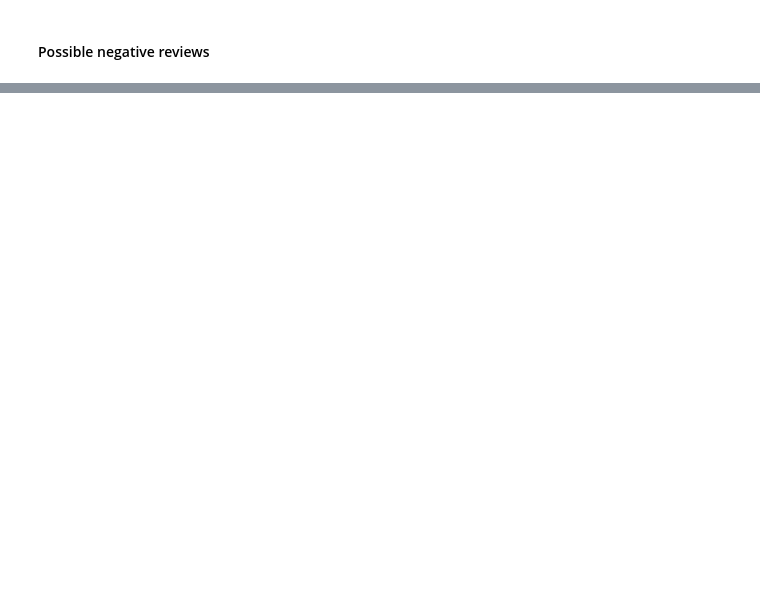
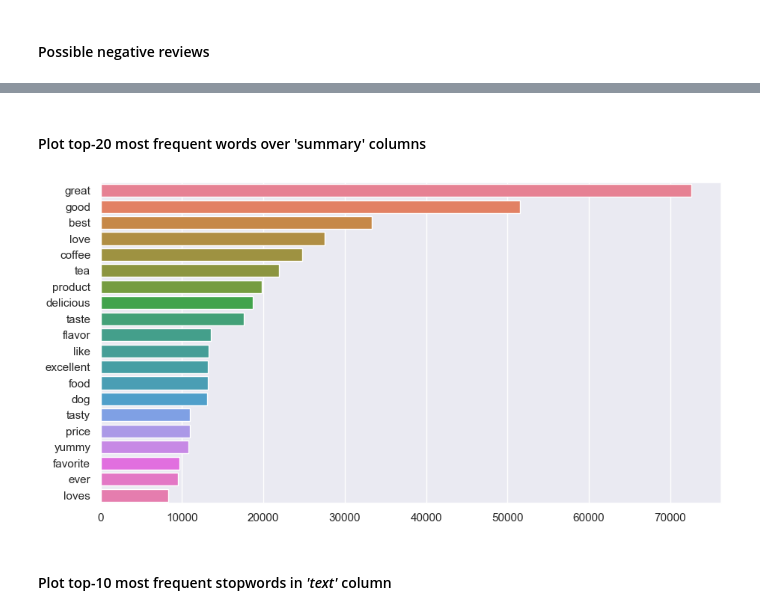
Before and after one commit to mverbytska/amazon-reviews-sentiment-analysis, a Jupyter notebook: myenv/amazon_sentiment_analysis.ipynb, the cells around one changed output, grey strips where cells are left out. Drawn from its saved outputs; the diff is of its cells as text; code cells hidden in the pictures; blank space fills up the shorter version.

```diff
--- a/myenv/amazon_sentiment_analysis.ipynb
+++ b/myenv/amazon_sentiment_analysis.ipynb
@@ -195,0 +253,8 @@ generate_word_cloud(*[1, 2])
+# %% [markdown]
+#### Plot top-20 most frequent words over 'summary' columns
+# %%
+find_and_plot_top_words(clean_data, 'summary', 20, False)
+# %% [output]
+[figure, added]
+# %% [markdown]
+#### Plot top-10 most frequent stopwords in *'text'* column
```
Also changed, not shown: parts of 18 cells of this notebook.
